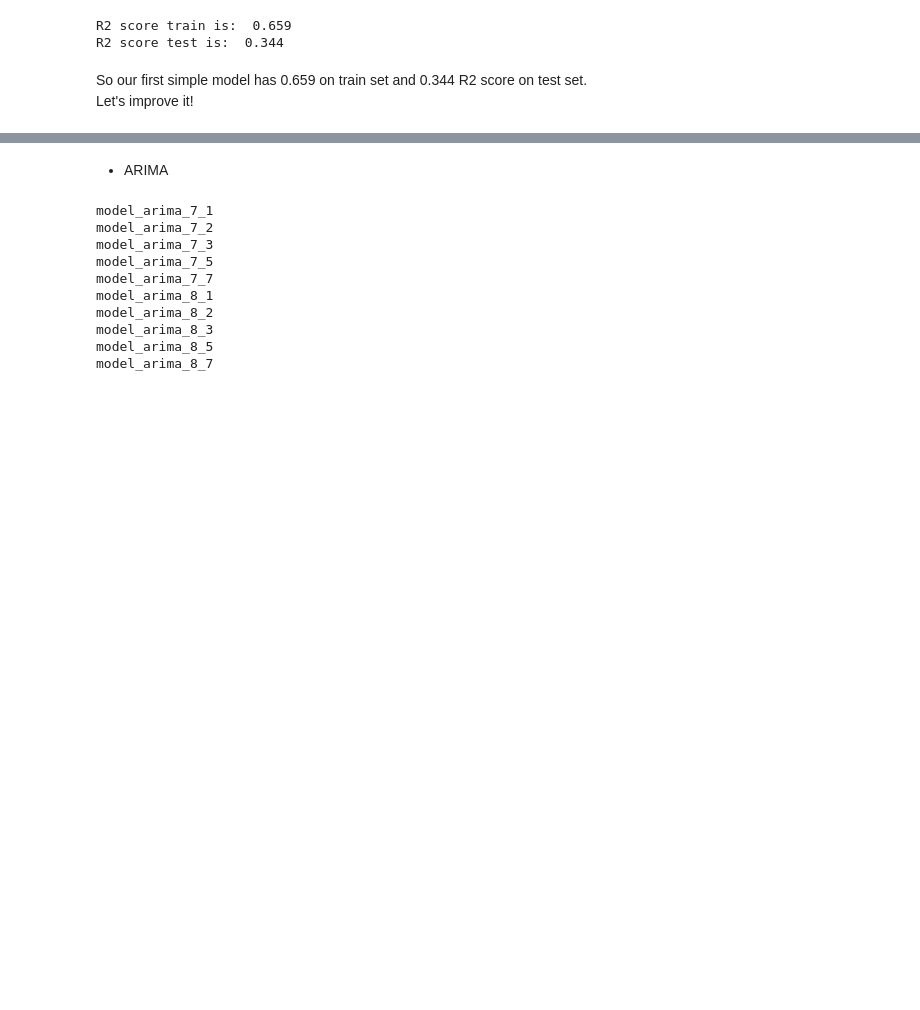
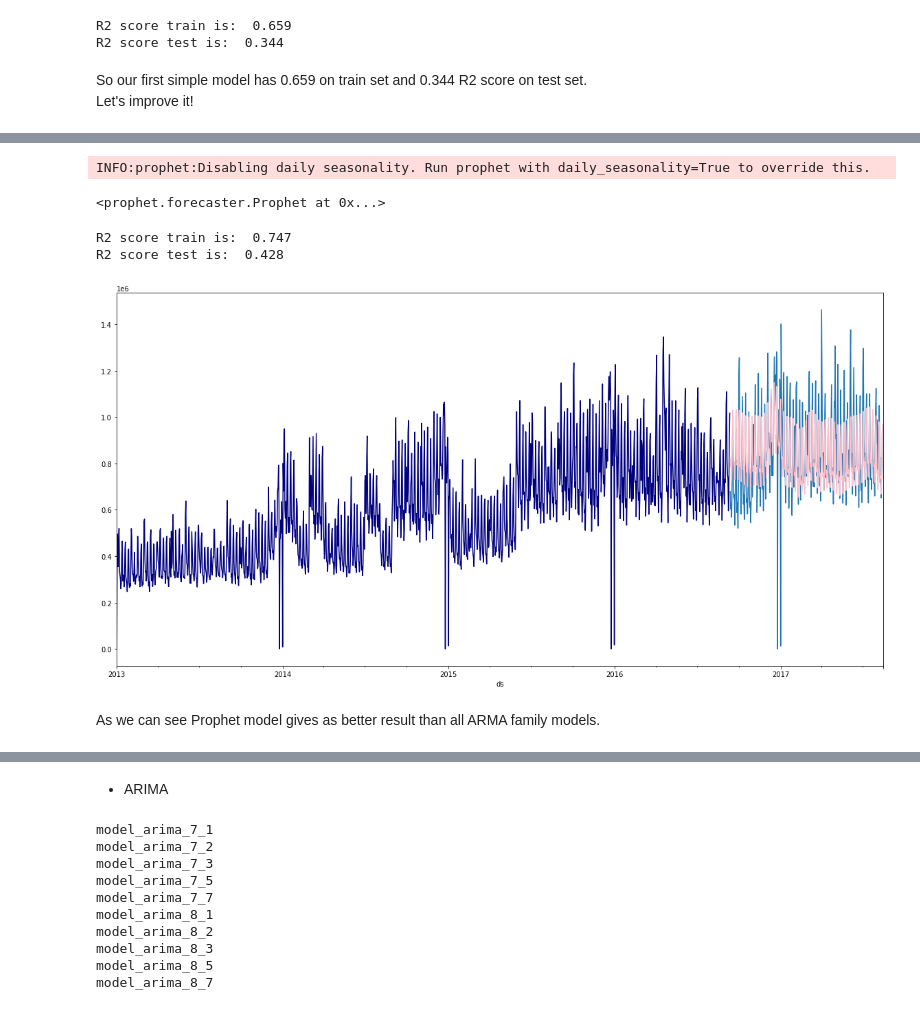
Before and after one commit to dtararuj/stores-sales-foreacast, a Jupyter notebook: preprocessing.ipynb, the cells around one changed output, grey strips where cells are left out. Cells and saved outputs as stored; diff of their text form; code cells hidden in the pictures; blank space fills up the shorter version.

Commit message:
prophet model done

```diff
--- a/preprocessing.ipynb
+++ b/preprocessing.ipynb
@@ -80,7 +37,7 @@ C:\Users\Dawid\Desktop\projekty\Store Time Series Forecasting
 # %%
 files = os.listdir('data')
 # %%
-file_names = ['holidays','oil_prices','sample', 'stores','df_test','df_train','transactions']
+file_names = ['df_test','stores','df_train','oil_prices','holidays','transactions','sample']
 # %%
 # let read all files, although we won't use sample and df_test dataset
 for i in range(len(files)):
@@ -1282,0 +1183,13 @@ R2 score test is:  0.265
+# %%
+#let's try different module prophet with his Prophet model
+
+prophet_model = Prophet(yearly_seasonality= True, weekly_seasonality= True)
+# %%
+#we have to first prepare our data for the model
+train_df = train[['sales']].reset_index()
+train_df.rename(columns = {'date': 'ds', 'sales': 'y'}, inplace = True)
+
+test_df = test[['sales']].reset_index()
+test_df.rename(columns = {'date': 'ds', 'sales': 'y'}, inplace = True)
+
+train_df
@@ -1282,0 +1210,26 @@ R2 score test is:  0.265
+# %%
+prophet_model.fit(train_df)
+forecast = prophet_model.predict(test_df)
+forecast_train = prophet_model.predict(train_df)
+# %% [output]
+INFO:prophet:Disabling daily seasonality. Run prophet with daily_seasonality=True to override this.
+<prophet.forecaster.Prophet at 0x...>
+# %%
+print('R2 score train is: ', round(r2_score(train['sales'], forecast_train['yhat']),3))
+print('R2 score test is: ', round(r2_score(test['sales'], forecast['yhat']),3))
+# %% [output]
+R2 score train is:  0.747
+R2 score test is:  0.428
+# %%
+#and plot the results
+forecast_df = forecast[['ds','yhat']].set_index('ds')
+
+test['sales'].plot()
+train['sales'].plot(color= 'navy')
+forecast_df['yhat'].plot(color = 'pink')
+plt.figsize = (20,10)
+plt.show()
+# %% [output]
+[figure, added]
+# %% [markdown]
+As we can see Prophet model gives as better result than all ARMA family models.
```
Also changed, not shown: parts of 110 cells of this notebook.
